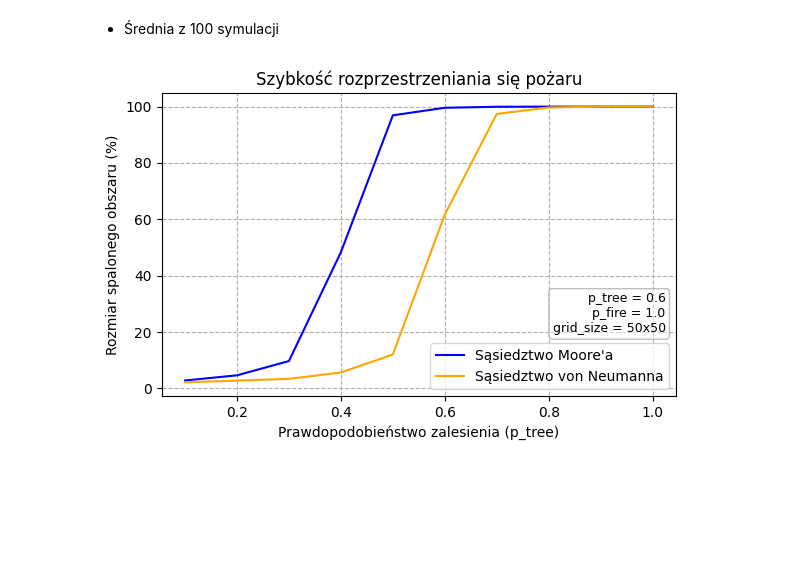
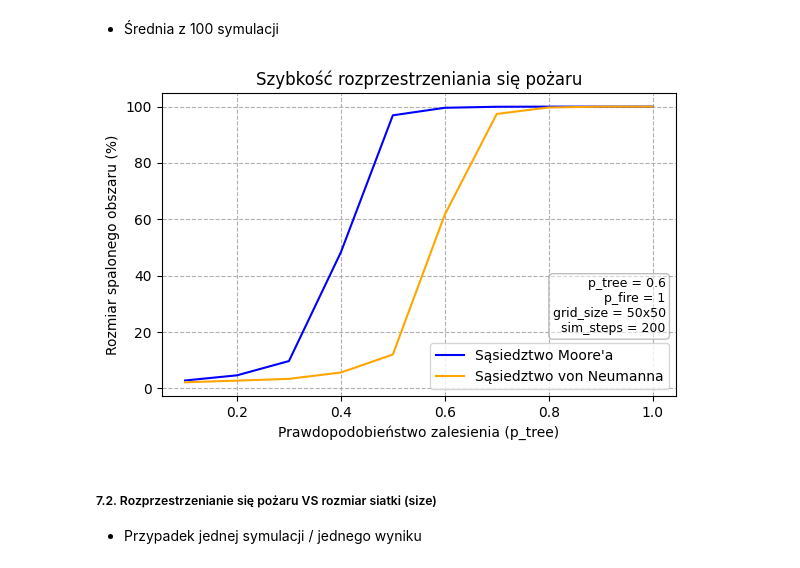
Before and after one commit to JKrempinska/fire-spread-percolation, a Jupyter notebook: fire.ipynb, the cells around one changed output. Saved outputs shown, nothing was run; the diff lists cells and outputs as text; code cells hidden in the pictures; blank space fills up the shorter version.

Commit message:
Szybkość rozprzestrzeniania się pożaru
Szybkość rozprzestrzeniania się pożaru VS krok symulacji, zalesienie obszaru, rozmiar siatki

```diff
--- a/fire.ipynb
+++ b/fire.ipynb
@@ -282,21 +282,25 @@ avg_burned_moore_v2 = np.mean(burned_moore_v4, axis=1)
 # %%
 plt.figure(figsize=(6, 4))
 plt.plot(p_tree_values, avg_burned_moore_v2, label="Sąsiedztwo Moore'a", color="blue")
 plt.plot(p_tree_values, avg_burned_neumann_v2, label="Sąsiedztwo von Neumanna", color="orange")
 plt.xlabel('Prawdopodobieństwo zalesienia (p_tree)')
 plt.ylabel('Rozmiar spalonego obszaru (%)')
 plt.title('Szybkość rozprzestrzeniania się pożaru')
-param_text = f"p_tree = {0.6}\np_fire = {1.0}\ngrid_size = {size}x{size}"
+param_text = f"p_tree = {p_tree}\np_fire = {p_fire}\ngrid_size = {size}x{size}\nsim_steps = {M}"
 plt.text(0.98, 0.2, param_text,
          transform=plt.gca().transAxes,
          fontsize=9,
          verticalalignment='bottom',
          horizontalalignment='right',
          bbox=dict(boxstyle='round', facecolor='white', edgecolor='gray', alpha=0.5))
 plt.legend(loc = "lower right")
 plt.grid(True, linestyle = '--')
 plt.tight_layout()
 #plt.savefig("avg100_burned_vs_tree.png", dpi=300)
 plt.show()
 # %% [output]
-[figure, old version]
+[figure, new version]
+# %% [markdown]
+##### 7.2. Rozprzestrzenianie się pożaru VS rozmiar siatki (size)
+
+- Przypadek jednej symulacji / jednego wyniku
```
Also changed, not shown: parts of 9 cells of this notebook.
